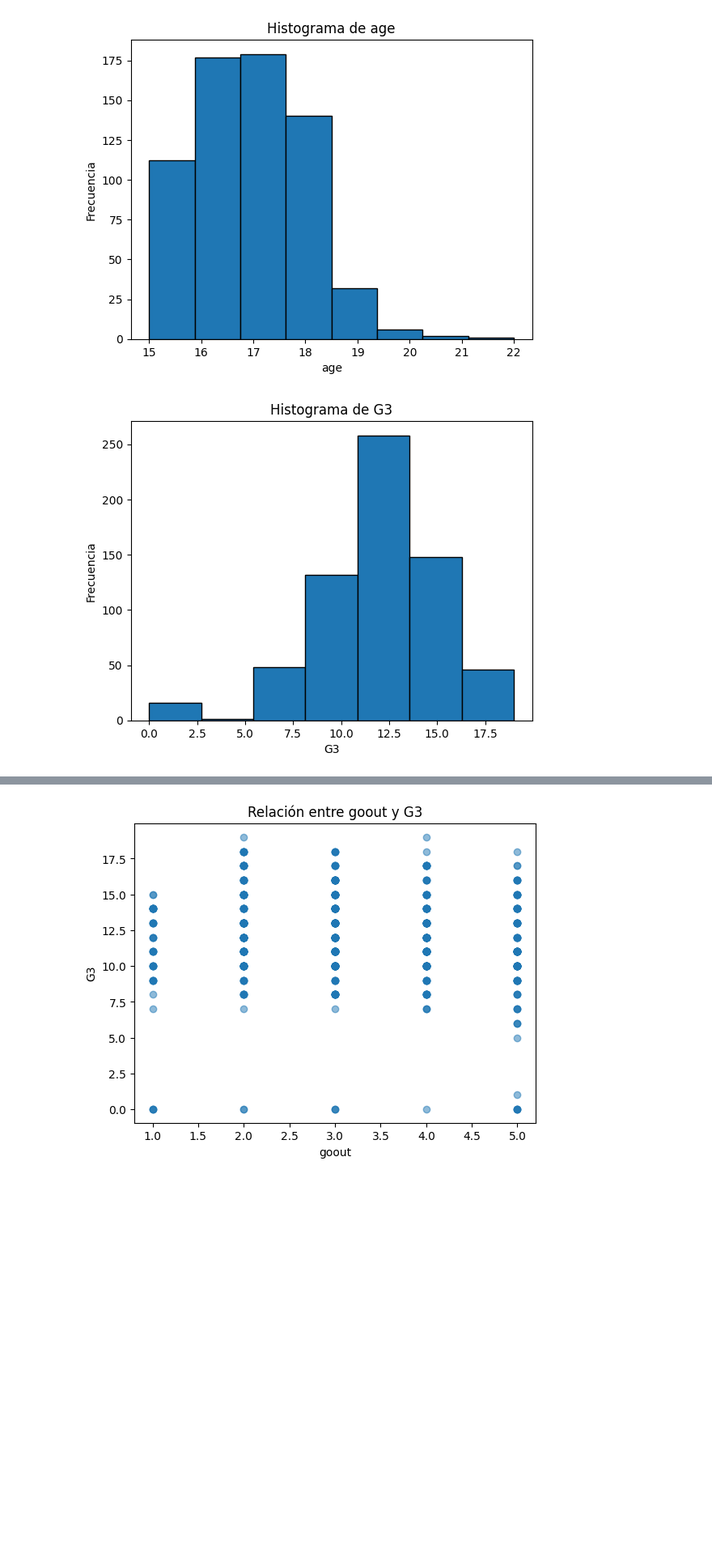
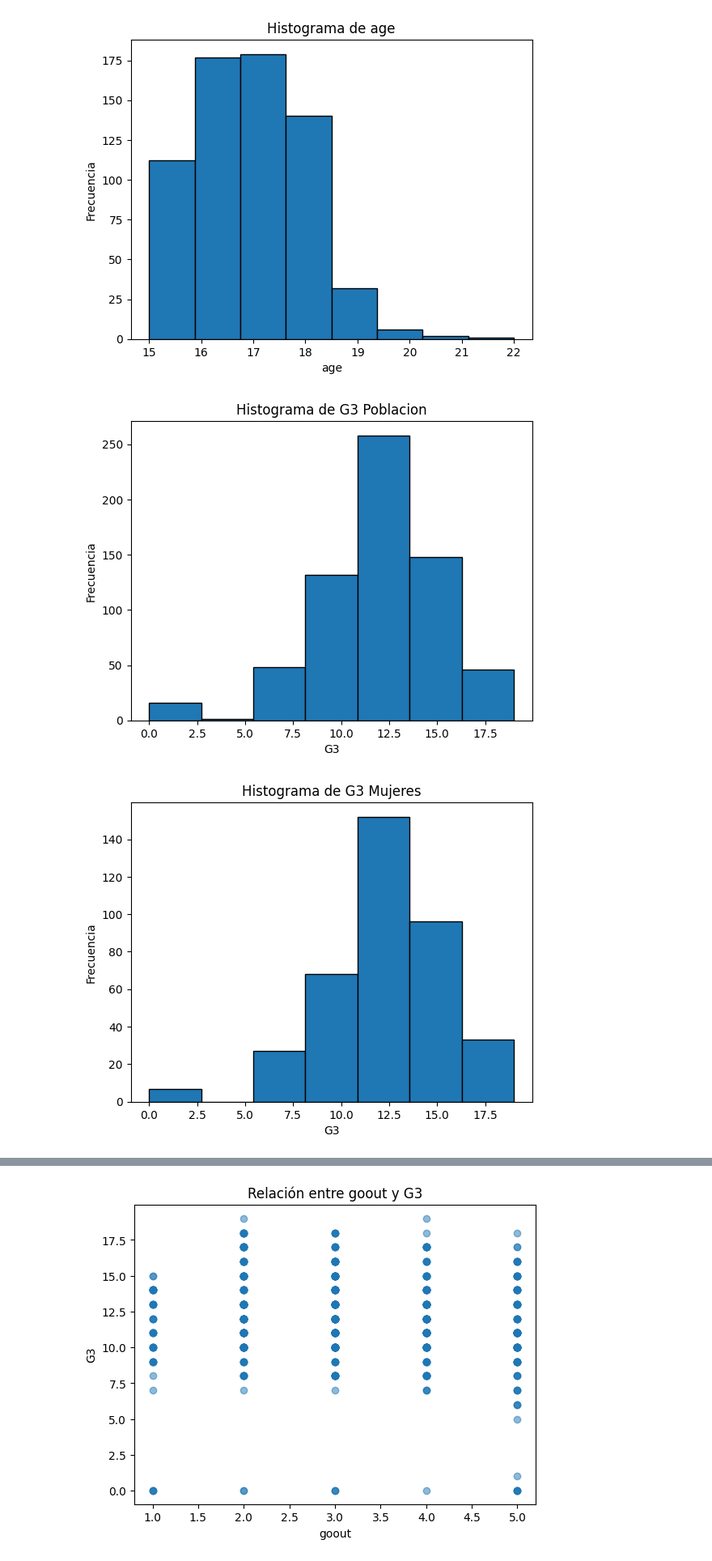
Before and after one commit to Tumup/estadistica, a Jupyter notebook: ESTADISTICA/analisis.ipynb, the cells around one changed output, grey strips where cells are left out. Shown at 81% size. Saved outputs shown, nothing was run; the diff lists cells and outputs as text; code cells hidden in the pictures; blank space fills up the shorter version.

```diff
--- a/ESTADISTICA/analisis.ipynb
+++ b/ESTADISTICA/analisis.ipynb
@@ -43,0 +72,5 @@ df.describe()
+# %%
+dfcF = dfc[dfc['sex'] == 'F']
+dfcM = dfc[dfc['sex'] == 'M']
+dfcGP = dfc[dfc['school']=='GP']
+dfcMS = dfc[dfc['school']=='MS']
@@ -55,14 +154,44 @@ plt.ylabel('Frecuencia')
 plt.show()
 # %% [output]
 [figure]
-# %%
-variable_of_interest = 'G3'
-
-# Crea el histograma
-plt.hist(df[variable_of_interest], bins=7, edgecolor='black')  # Puedes ajustar el número de bins según sea necesario
-plt.title(f'Histograma de {variable_of_interest}')
-plt.xlabel(variable_of_interest)
-plt.ylabel('Frecuencia')
-plt.show()
-# %% [output]
-[figure, removed]
+# %%
+variable_of_interest = 'G3'
+
+# Crea el histograma
+plt.hist(dfc[variable_of_interest], bins=7, edgecolor='black')  # Puedes ajustar el número de bins según sea necesario
+plt.title(f'Histograma de {variable_of_interest} Poblacion')
+plt.xlabel(variable_of_interest)
+plt.ylabel('Frecuencia')
+plt.show()
+
+
+# Crea el histograma Mujeres
+plt.hist(dfcF[variable_of_interest], bins=7, edgecolor='black')  # Puedes ajustar el número de bins según sea necesario
+plt.title(f'Histograma de {variable_of_interest} Mujeres')
+plt.xlabel(variable_of_interest)
+plt.ylabel('Frecuencia')
+plt.show()
+
+# Crea el histograma Hombres
+plt.hist(dfcM[variable_of_interest], bins=7, edgecolor='black')  # Puedes ajustar el número de bins según sea necesario
+plt.title(f'Histograma de {variable_of_interest} Hombres')
+plt.xlabel(variable_of_interest)
+plt.ylabel('Frecuencia')
+plt.show()
+
+# Crea el histograma Hombres
+plt.hist(dfcGP[variable_of_interest], bins=7, edgecolor='black')  # Puedes ajustar el número de bins según sea necesario
+plt.title(f'Histograma de {variable_of_interest} Gabriel Pereira')
+plt.xlabel(variable_of_interest)
+plt.ylabel('Frecuencia')
+plt.show()
+
+# Crea el histograma Hombres
+plt.hist(dfcMS[variable_of_interest], bins=7, edgecolor='black')  # Puedes ajustar el número de bins según sea necesario
+plt.title(f'Histograma de {variable_of_interest} Mousinho da Silveira')
+plt.xlabel(variable_of_interest)
+plt.ylabel('Frecuencia')
+plt.show()
+# %% [output]
+[figure, added]
+[figure, added]
```
Also changed, not shown: parts of 22 cells of this notebook.
